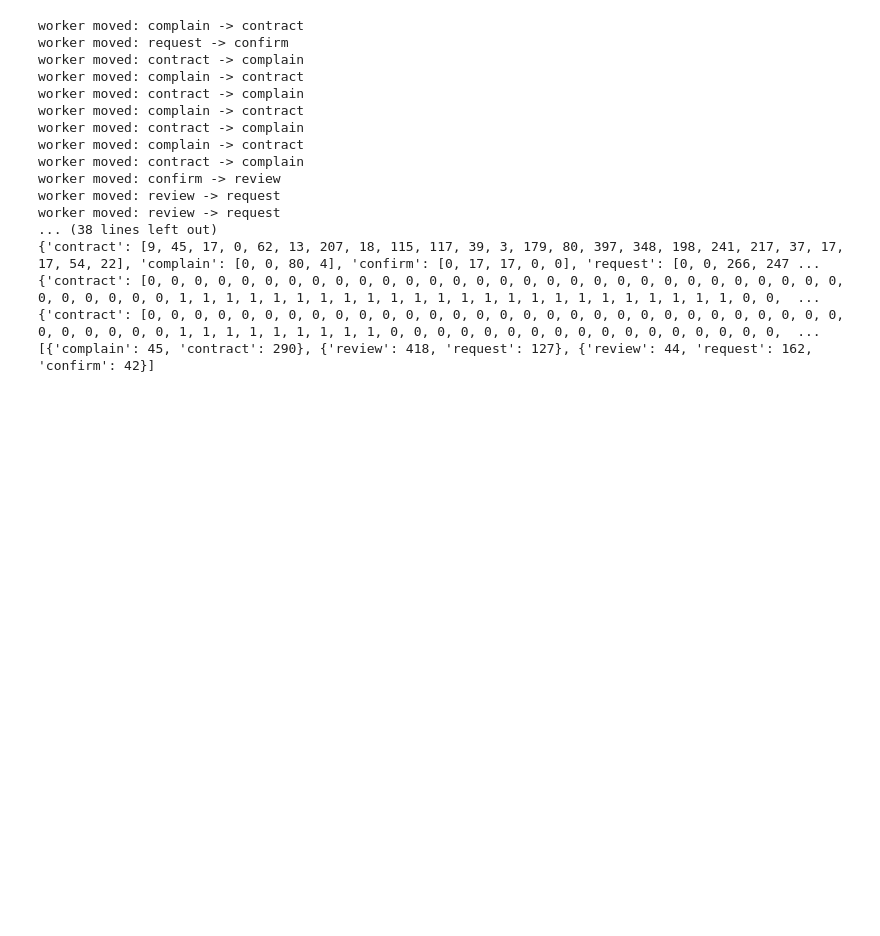
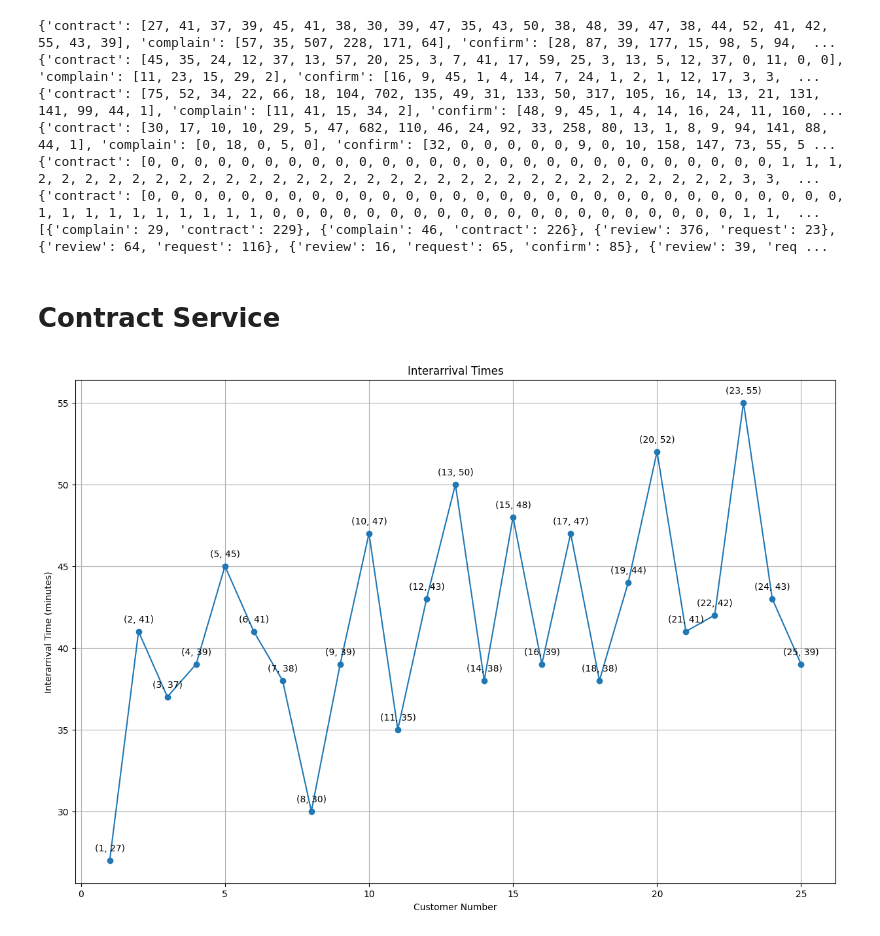
Before and after one commit to smmhatami/simulation_project, a Jupyter notebook: simul.ipynb, the cells around one changed output. Saved outputs shown, nothing was run; the diff lists cells and outputs as text; code cells hidden in the pictures; blank space fills up the shorter version.

Commit message:
add plots for Contract service + add pie plot of workers

```diff
--- a/simul.ipynb
+++ b/simul.ipynb
@@ -59,7 +61,7 @@ class ServiceType:
 
     def get_service_time(self):
         scale = self.service_time
-        sample = np.math.ceil(np.random.exponential(scale=scale))
+        sample = math.ceil(np.random.exponential(scale=scale))
         # print(scale, sample)
         return sample
 
@@ -79,7 +81,7 @@ class ServiceType:
         elif scale == "second":
             sample /= 60
 
-        return np.math.ceil(sample)
+        return math.ceil(sample)
 
 class WorkerType:
     def __init__(self, name):
@@ -275,7 +277,7 @@ def simulate(workers_count, simulation_time):
 
     return services, workers
 # %%
-services, workers = simulate(1, 1000)
+services, workers = simulate(2, 1000)
 A = {}
 S = {}
 W = {}
@@ -304,20 +306,28 @@ print(L_Q)
 
 print(workers_times)
 # %% [output]
-worker moved: complain -> contract
-worker moved: request -> confirm
-worker moved: contract -> complain
-worker moved: complain -> contract
-worker moved: contract -> complain
-worker moved: complain -> contract
-worker moved: contract -> complain
-worker moved: complain -> contract
-worker moved: contract -> complain
-worker moved: confirm -> review
-worker moved: review -> request
-worker moved: review -> request
-... (38 lines left out)
-{'contract': [9, 45, 17, 0, 62, 13, 207, 18, 115, 117, 39, 3, 179, 80, 397, 348, 198, 241, 217, 37, 17, 17, 54, 22], 'complain': [0, 0, 80, 4], 'confirm': [0, 17, 17, 0, 0], 'request': [0, 0, 266, 247 ...
-{'contract': [0, 0, 0, 0, 0, 0, 0, 0, 0, 0, 0, 0, 0, 0, 0, 0, 0, 0, 0, 0, 0, 0, 0, 0, 0, 0, 0, 0, 0, 0, 0, 0, 0, 0, 0, 0, 1, 1, 1, 1, 1, 1, 1, 1, 1, 1, 1, 1, 1, 1, 1, 1, 1, 1, 1, 1, 1, 1, 1, 1, 0, 0,  ...
-{'contract': [0, 0, 0, 0, 0, 0, 0, 0, 0, 0, 0, 0, 0, 0, 0, 0, 0, 0, 0, 0, 0, 0, 0, 0, 0, 0, 0, 0, 0, 0, 0, 0, 0, 0, 0, 0, 1, 1, 1, 1, 1, 1, 1, 1, 1, 0, 0, 0, 0, 0, 0, 0, 0, 0, 0, 0, 0, 0, 0, 0, 0, 0,  ...
-[{'complain': 45, 'contract': 290}, {'review': 418, 'request': 127}, {'review': 44, 'request': 162, 'confirm': 42}]
+{'contract': [27, 41, 37, 39, 45, 41, 38, 30, 39, 47, 35, 43, 50, 38, 48, 39, 47, 38, 44, 52, 41, 42, 55, 43, 39], 'complain': [57, 35, 507, 228, 171, 64], 'confirm': [28, 87, 39, 177, 15, 98, 5, 94,  ...
+{'contract': [45, 35, 24, 12, 37, 13, 57, 20, 25, 3, 7, 41, 17, 59, 25, 3, 13, 5, 12, 37, 0, 11, 0, 0], 'complain': [11, 23, 15, 29, 2], 'confirm': [16, 9, 45, 1, 4, 14, 7, 24, 1, 2, 1, 12, 17, 3, 3,  ...
+{'contract': [75, 52, 34, 22, 66, 18, 104, 702, 135, 49, 31, 133, 50, 317, 105, 16, 14, 13, 21, 131, 141, 99, 44, 1], 'complain': [11, 41, 15, 34, 2], 'confirm': [48, 9, 45, 1, 4, 14, 16, 24, 11, 160, ...
+{'contract': [30, 17, 10, 10, 29, 5, 47, 682, 110, 46, 24, 92, 33, 258, 80, 13, 1, 8, 9, 94, 141, 88, 44, 1], 'complain': [0, 18, 0, 5, 0], 'confirm': [32, 0, 0, 0, 0, 0, 9, 0, 10, 158, 147, 73, 55, 5 ...
+{'contract': [0, 0, 0, 0, 0, 0, 0, 0, 0, 0, 0, 0, 0, 0, 0, 0, 0, 0, 0, 0, 0, 0, 0, 0, 0, 0, 0, 1, 1, 1, 2, 2, 2, 2, 2, 2, 2, 2, 2, 2, 2, 2, 2, 2, 2, 2, 2, 2, 2, 2, 2, 2, 2, 2, 2, 2, 2, 2, 2, 2, 3, 3,  ...
+{'contract': [0, 0, 0, 0, 0, 0, 0, 0, 0, 0, 0, 0, 0, 0, 0, 0, 0, 0, 0, 0, 0, 0, 0, 0, 0, 0, 0, 0, 0, 0, 1, 1, 1, 1, 1, 1, 1, 1, 1, 1, 0, 0, 0, 0, 0, 0, 0, 0, 0, 0, 0, 0, 0, 0, 0, 0, 0, 0, 0, 0, 1, 1,  ...
+[{'complain': 29, 'contract': 229}, {'complain': 46, 'contract': 226}, {'review': 376, 'request': 23}, {'review': 64, 'request': 116}, {'review': 16, 'request': 65, 'confirm': 85}, {'review': 39, 'req ...
+# %% [markdown]
+# Contract Service
+# %%
+# Plotting Interarrival Times of Contract Customers (A_n)
+x = list(range(1,len(A["contract"])+1))
+plt.figure(figsize=(15, 10))
+plt.plot(x, A["contract"], label="Interarrival Times", marker='o', linestyle='-')
+
+for i, (xi, yi) in enumerate(zip(x, A["contract"])):
+    plt.annotate(f'({xi}, {yi})', (xi, yi), textcoords="offset points", xytext=(0, 10), ha='center')
+
+plt.grid(True)
+plt.title("Interarrival Times")
+plt.xlabel("Customer Number")
+plt.ylabel("Interarrival Time (minutes)")
+plt.show()
+# %% [output]
+[figure, added]
```
Also changed, not shown: parts of 13 cells of this notebook.
